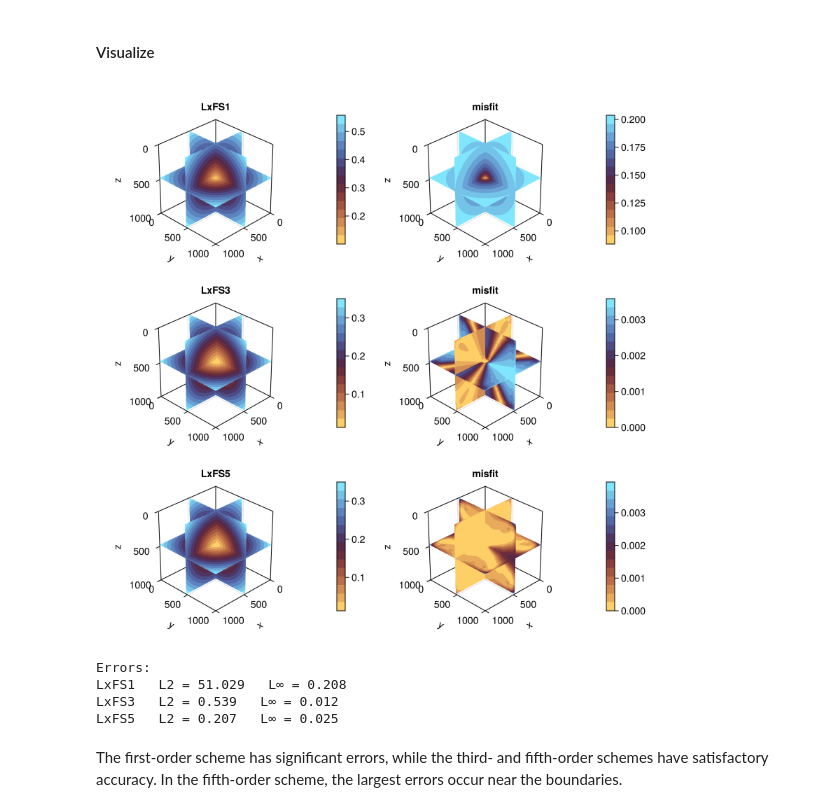
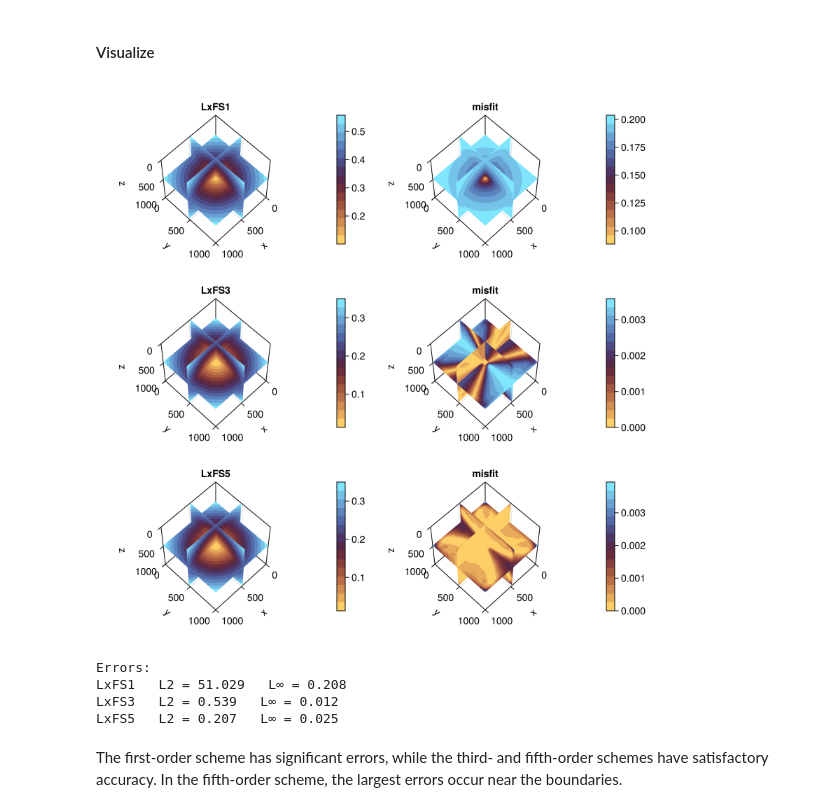
Before and after one commit to wtegtow/SeisTimes.jl, a Jupyter notebook: examples/accuracy.ipynb, the cells around one changed output. Drawn from its saved outputs; the diff is of its cells as text; code cells hidden in the pictures.

```diff
--- a/examples/accuracy.ipynb
+++ b/examples/accuracy.ipynb
@@ -18,11 +18,10 @@ y_coords = 0:h:1000
 z_coords = 0:h:1000
 nx,ny,nz = length(x_coords), length(y_coords), length(z_coords)
 
-rho = zeros(nx,ny,nz) .+ 2500
 vp  = zeros(nx,ny,nz) .+ 2000
 vs  = zeros(nx,ny,nz) .+ 1000
 
-iso = Solid3D(x_coords, y_coords, z_coords, rho, vp, vs);
+iso = Solid3D(x_coords, y_coords, z_coords, vp, vs);
 
 sources = [(500,500,500)]
 TP1 = fast_sweep(iso, sources, :P, :LxFS1, verbose=false, max_iter=250, max_error_tol = 1e-5, viscosity_buffer = 2);
@@ -62,7 +61,7 @@ xmid = Int(floor(length(x_coords)/2))
 ymid = Int(floor(length(y_coords)/2))
 zmid = Int(floor(length(z_coords)/2))
 
-elevation = deg2rad(30)
+elevation = deg2rad(60)
 azimuth = deg2rad(45)
 
 ordernames = ["LxFS1", "LxFS3", "LxFS5"]
@@ -100,34 +99,34 @@ for i in 1:3
 
         ax = Axis3(fig[i, col]; aspect=(1,1,1), zreversed=true, title=name,
                 elevation=elevation, azimuth=azimuth, perspectiveness=0.1)
 
         xy = contourf!(ax, x_coords_cut, y_coords_cut, XY[j], levels=15,colormap=cmap,
             transformation=(:xy, z_coords[zmid]))
 
         xz = contourf!(ax, x_coords_cut, z_coords_cut, XZ[j], levels=15,colormap=cmap,
                     transformation=(:xz, y_coords[ymid]))
 
         yz = contourf!(ax, y_coords_cut, z_coords_cut, YZ[j], levels=15,colormap=cmap,
                     transformation=(:yz, x_coords[xmid]))
 
         Colorbar(fig[i, col + 1], yz)
 
         xlims!(ax, x_coords[1], x_coords[end])
         ylims!(ax, y_coords[1], y_coords[end])
         zlims!(ax, z_coords[end], z_coords[1])
     end
 end
 
 display(fig)
 
 println("\nErrors:")
 for i in 1:3
     println(rpad(ordernames[i], 8),
             "L2 = ", round(l2[i], digits=3), "   ",
             "L∞ = ", round(l∞[i], digits=3))
 end
 # %% [output]
-[figure, old version]
+[figure, new version]
 Errors:
 LxFS1   L2 = 51.029   L∞ = 0.208
 LxFS3   L2 = 0.539   L∞ = 0.012
```
Also changed, not shown: 6 other files.
